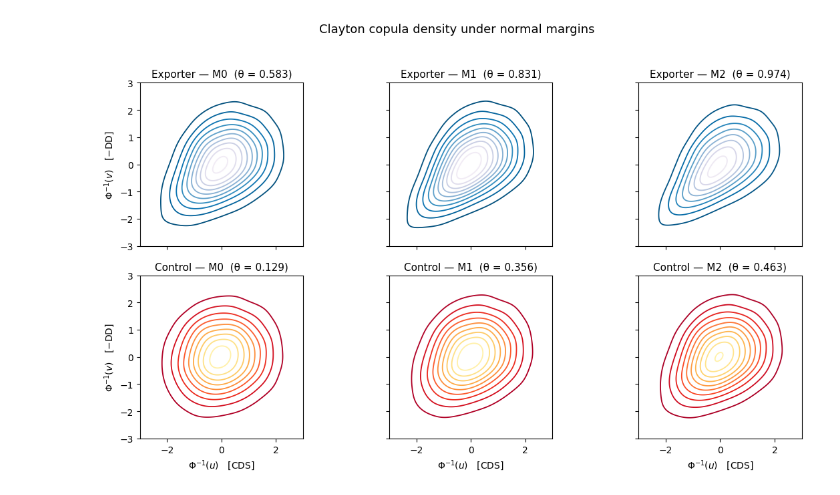
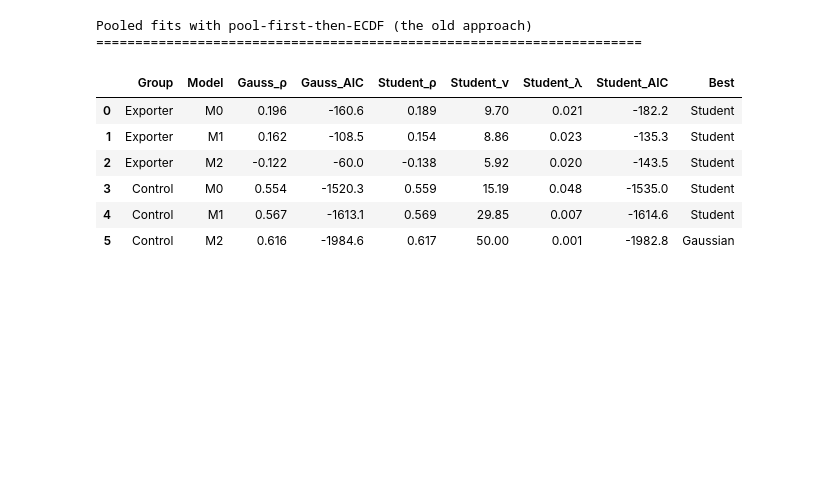
Before and after one commit to juanfp02/commodities_and_sovereigns, a Jupyter notebook: Chapter_03/03_Copulas.ipynb, the cells around one changed output. Cells and saved outputs as stored; diff of their text form; code cells hidden in the pictures; blank space fills up the shorter version.

```diff
--- a/Chapter_03/03_Copulas.ipynb
+++ b/Chapter_03/03_Copulas.ipynb
@@ -144,51 +223,31 @@ summary
 # %%
-import matplotlib.pyplot as plt
-import numpy as np
-from scipy.stats import norm, gaussian_kde
-import pyvinecopulib as pv
+rows = []
+for group_name, group_countries in [('Exporter', EXPORTERS), ('Control', CONTROLS)]:
+    df_g = df[df['country'].isin(group_countries)]
+    for mname, DD_COL in models.items():
+        cds = df_g[CDS_COL].dropna()
+        dd = df_g[DD_COL].dropna()
+        idx = cds.index.intersection(dd.index)
 
-thetas = {
-    ('Exporter', 'M0'): 0.583,
-    ('Exporter', 'M1'): 0.831,
-    ('Exporter', 'M2'): 0.974,
-    ('Control',  'M0'): 0.129,
-    ('Control',  'M1'): 0.356,
-    ('Control',  'M2'): 0.463,
-}
+        # Pool first, then ECDF — the "old" approach
+        res = fit_pair(cds.loc[idx].values, dd.loc[idx].values)
+        res.update({'Group': group_name, 'Model': mname})
+        rows.append(res)
 
-fig, axes = plt.subplots(2, 3, figsize=(12, 7), sharex=True, sharey=True)
-groups = ['Exporter', 'Control']
-models = ['M0', 'M1', 'M2']
-cmaps = {'Exporter': 'PuBu_r', 'Control': 'YlOrRd_r'}
-
-for i, group in enumerate(groups):
-    for j, model in enumerate(models):
-        ax = axes[i, j]
-        theta = thetas[(group, model)]
-
-        cop = pv.Bicop(family=pv.BicopFamily.clayton,
-                       parameters=np.array([[theta]]))
-        samples = cop.simulate(20000, seeds=[42])
-        x = norm.ppf(samples[:, 0])
-        y = norm.ppf(samples[:, 1])
-
-        kde = gaussian_kde(np.vstack([x, y]), bw_method=0.3)
-        grid = np.linspace(-3, 3, 200)
-        X, Y = np.meshgrid(grid, grid)
-        Z = kde(np.vstack([X.ravel(), Y.ravel()])).reshape(X.shape)
-
-        ax.contour(X, Y, Z, levels=10, cmap=cmaps[group], linewidths=1.3)
-        ax.set_title(f'{group} — {model}  (θ = {theta:.3f})', fontsize=11)
-        ax.set_xlim(-3, 3)
-        ax.set_ylim(-3, 3)
-        ax.set_aspect('equal')
-        if i == 1:
-            ax.set_xlabel(r'$\Phi^{-1}(u)$   [CDS]', fontsize=10)
-        if j == 0:
-            ax.set_ylabel(r'$\Phi^{-1}(v)$   [$-$DD]', fontsize=10)
-
-fig.suptitle('Clayton copula density under normal margins', fontsize=13, y=0.98)
-fig.tight_layout(rect=[0, 0, 1, 0.95])
-plt.show()
+pooled_old = pd.DataFrame(rows)[['Group', 'Model',
+                                  'Gauss_ρ', 'Gauss_AIC',
+                                  'Student_ρ', 'Student_ν', 'Student_λ', 'Student_AIC',
+                                  'Best']]
+print("\nPooled fits with pool-first-then-ECDF (the old approach)")
+print("=" * 70)
+pooled_old
 # %% [output]
-[figure, removed]
+Pooled fits with pool-first-then-ECDF (the old approach)
+======================================================================
+|  | Group | Model | Gauss_ρ | Gauss_AIC | Student_ρ | Student_ν | Student_λ | Student_AIC | Best |
+| 0 | Exporter | M0 | 0.196 | -160.6 | 0.189 | 9.70 | 0.021 | -182.2 | Student |
+| 1 | Exporter | M1 | 0.162 | -108.5 | 0.154 | 8.86 | 0.023 | -135.3 | Student |
+| 2 | Exporter | M2 | -0.122 | -60.0 | -0.138 | 5.92 | 0.020 | -143.5 | Student |
+| 3 | Control | M0 | 0.554 | -1520.3 | 0.559 | 15.19 | 0.048 | -1535.0 | Student |
+| 4 | Control | M1 | 0.567 | -1613.1 | 0.569 | 29.85 | 0.007 | -1614.6 | Student |
+| 5 | Control | M2 | 0.616 | -1984.6 | 0.617 | 50.00 | 0.001 | -1982.8 | Gaussian |
```
Also changed, not shown: parts of 8 cells of this notebook, 25 other files.
